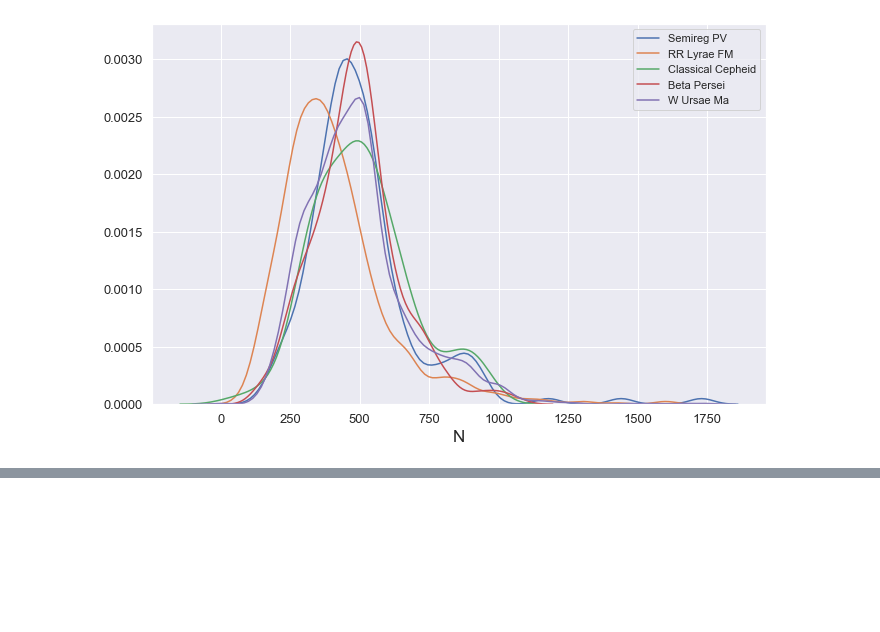
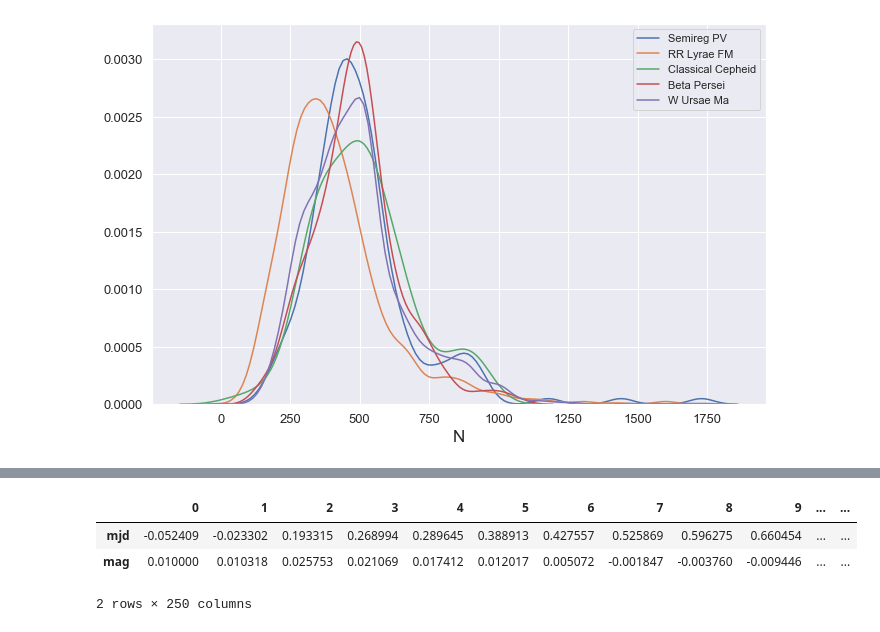
Before and after one commit to JerryLiuMY/transformer_astro, a Jupyter notebook: data.ipynb, the cells around one changed output, grey strips where cells are left out. Saved outputs shown, nothing was run; the diff lists cells and outputs as text; code cells hidden in the pictures; blank space fills up the shorter version.

```diff
--- a/data.ipynb
+++ b/data.ipynb
@@ -54,0 +159,7 @@ periodic = {'RRL': 'RR Lyreas',
+# %%
+pd.read_pickle('/Users/mingyu/Desktop/generated_data/data/CAR/ar_param=0.9,sigma=0.1/0.pkl')
+# %% [output]
+|  | 0 | 1 | 2 | 3 | 4 | 5 | 6 | 7 | 8 | 9 | ... | ... |
+| mjd | -0.052409 | -0.023302 | 0.193315 | 0.268994 | 0.289645 | 0.388913 | 0.427557 | 0.525869 | 0.596275 | 0.660454 | ... | ... |
+| mag | 0.010000 | 0.010318 | 0.025753 | 0.021069 | 0.017412 | 0.012017 | 0.005072 | -0.001847 | -0.003760 | -0.009446 | ... | ... |
+2 rows × 250 columns
```
Also changed, not shown: parts of 14 cells of this notebook, 5 other files.
